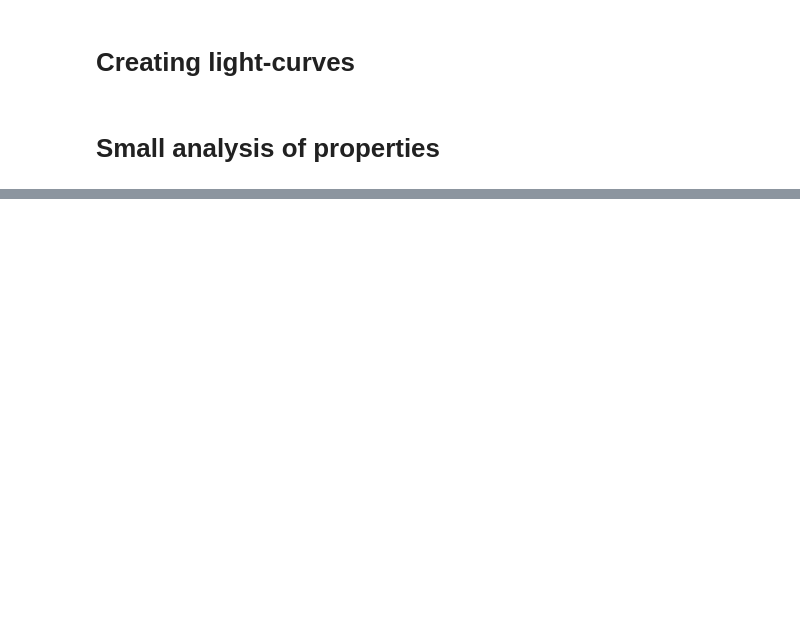
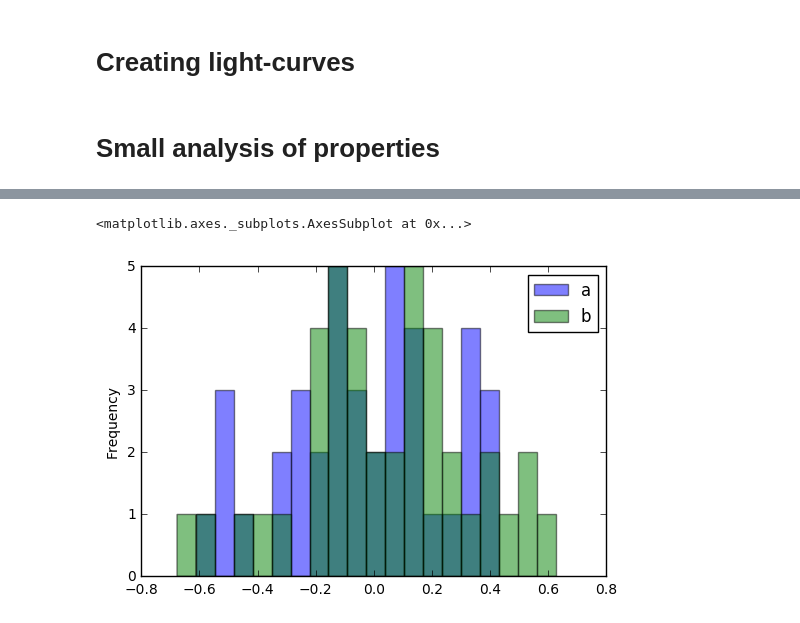
Before and after one commit to nevencaplar/Variability, a Jupyter notebook: Generating Light_Curves.ipynb, the cells around one changed output, grey strips where cells are left out. Saved outputs shown, nothing was run; the diff lists cells and outputs as text; code cells hidden in the pictures; blank space fills up the shorter version.

```diff
--- a/Generating Light_Curves.ipynb
+++ b/Generating Light_Curves.ipynb
@@ -114,0 +206,7 @@ Fraction of objects which have at least once been in upper half of MS in second
+# %%
+# here I import two samples to show their similarities and differences
+sample_of_LC1=pickle.load(open( "sample_of_LC_with_break1", "rb" ))
+sample_of_LC15=pickle.load(open( "sample_of_LC_with_break1.5", "rb" ))
+sample_of_LC2=pickle.load(open( "sample_of_LC_with_break2", "rb" ))
+sample_of_LC25=pickle.load(open( "sample_of_LC_with_break2.5", "rb" ))
+sample_of_LC3=pickle.load(open( "sample_of_LC_with_break3", "rb" ))
@@ -114,0 +239,8 @@ Fraction of objects which have at least once been in upper half of MS in second
+# %%
+# the distribution look very similar
+df = pd.DataFrame({'a': sample_of_LC1.ix[0],
+                   'b': sample_of_LC3.ix[20]})
+df.plot.hist(alpha=0.5,bins=20)
+# %% [output]
+<matplotlib.axes._subplots.AxesSubplot at 0x...>
+[figure, added]
```
Also changed, not shown: parts of 28 cells of this notebook.
